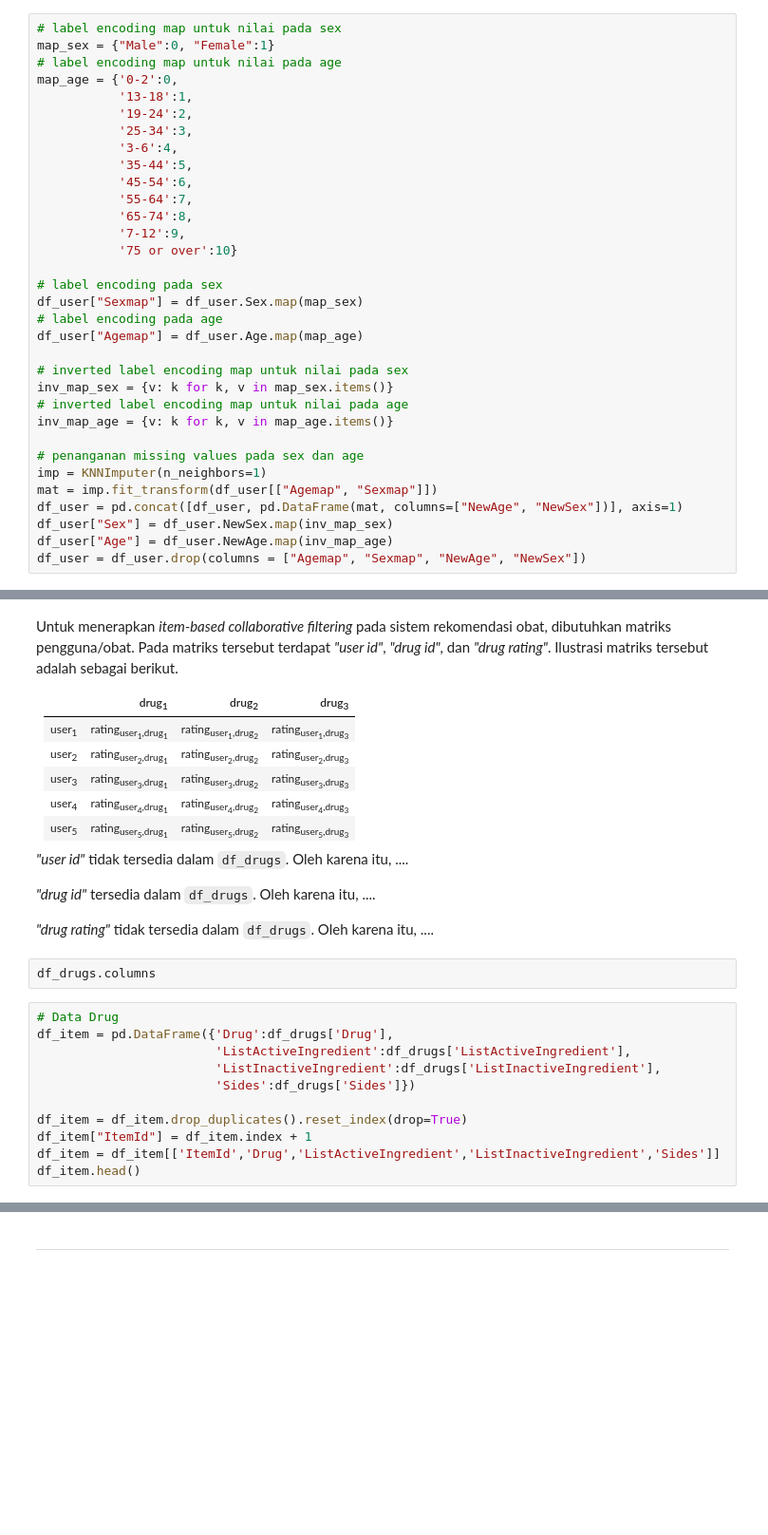
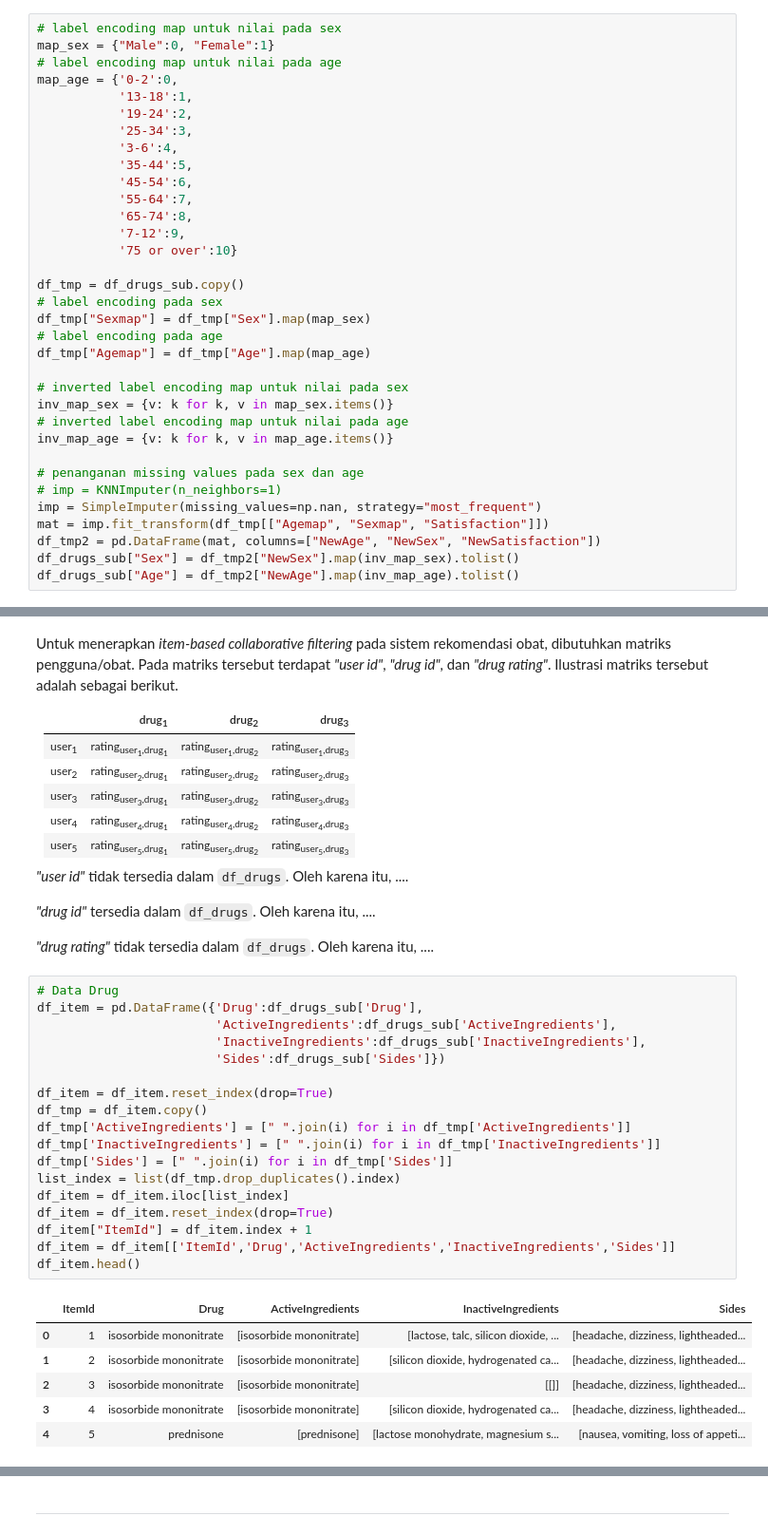
Before and after one commit to exemuel/weighted-hybrid-med-recsys, a Jupyter notebook: recommendation.ipynb, the cells around one changed output, grey strips where cells are left out. Shown at 95% size. Saved outputs shown, nothing was run; the diff lists cells and outputs as text; blank space fills up the shorter version.

```diff
--- a/recommendation.ipynb
+++ b/recommendation.ipynb
@@ -319,10 +593,11 @@ map_age = {'0-2':0,
            '7-12':9,
            '75 or over':10}
 
+df_tmp = df_drugs_sub.copy()
 # label encoding pada sex
-df_user["Sexmap"] = df_user.Sex.map(map_sex)
+df_tmp["Sexmap"] = df_tmp["Sex"].map(map_sex)
 # label encoding pada age
-df_user["Agemap"] = df_user.Age.map(map_age)
+df_tmp["Agemap"] = df_tmp["Age"].map(map_age)
 
 # inverted label encoding map untuk nilai pada sex
 inv_map_sex = {v: k for k, v in map_sex.items()}
@@ -330,9 +605,9 @@ inv_map_sex = {v: k for k, v in map_sex.items()}
 inv_map_age = {v: k for k, v in map_age.items()}
 
 # penanganan missing values pada sex dan age
-imp = KNNImputer(n_neighbors=1)
-mat = imp.fit_transform(df_user[["Agemap", "Sexmap"]])
-df_user = pd.concat([df_user, pd.DataFrame(mat, columns=["NewAge", "NewSex"])], axis=1)
-df_user["Sex"] = df_user.NewSex.map(inv_map_sex)
-df_user["Age"] = df_user.NewAge.map(inv_map_age)
-df_user = df_user.drop(columns = ["Agemap", "Sexmap", "NewAge", "NewSex"])
+# imp = KNNImputer(n_neighbors=1)
+imp = SimpleImputer(missing_values=np.nan, strategy="most_frequent")
+mat = imp.fit_transform(df_tmp[["Agemap", "Sexmap", "Satisfaction"]])
+df_tmp2 = pd.DataFrame(mat, columns=["NewAge", "NewSex", "NewSatisfaction"])
+df_drugs_sub["Sex"] = df_tmp2["NewSex"].map(inv_map_sex).tolist()
+df_drugs_sub["Age"] = df_tmp2["NewAge"].map(inv_map_age).tolist()
@@ -357,18 +630,30 @@ _"user id"_ tidak tersedia dalam `df_drugs`. Oleh karena itu, ....
 _"drug id"_ tersedia dalam `df_drugs`. Oleh karena itu, ....
 
 _"drug rating"_ tidak tersedia dalam `df_drugs`. Oleh karena itu, ....
-# %%
-df_drugs.columns
 # %%
 # Data Drug
-df_item = pd.DataFrame({'Drug':df_drugs['Drug'],
-                        'ListActiveIngredient':df_drugs['ListActiveIngredient'],
-                        'ListInactiveIngredient':df_drugs['ListInactiveIngredient'],
-                        'Sides':df_drugs['Sides']})
+df_item = pd.DataFrame({'Drug':df_drugs_sub['Drug'],
+                        'ActiveIngredients':df_drugs_sub['ActiveIngredients'],
+                        'InactiveIngredients':df_drugs_sub['InactiveIngredients'],
+                        'Sides':df_drugs_sub['Sides']})
 
-df_item = df_item.drop_duplicates().reset_index(drop=True)
+df_item = df_item.reset_index(drop=True)
+df_tmp = df_item.copy()
+df_tmp['ActiveIngredients'] = [" ".join(i) for i in df_tmp['ActiveIngredients']]
+df_tmp['InactiveIngredients'] = [" ".join(i) for i in df_tmp['InactiveIngredients']]
+df_tmp['Sides'] = [" ".join(i) for i in df_tmp['Sides']]
+list_index = list(df_tmp.drop_duplicates().index)
+df_item = df_item.iloc[list_index]
+df_item = df_item.reset_index(drop=True)
 df_item["ItemId"] = df_item.index + 1
-df_item = df_item[['ItemId','Drug','ListActiveIngredient','ListInactiveIngredient','Sides']]
+df_item = df_item[['ItemId','Drug','ActiveIngredients','InactiveIngredients','Sides']]
 df_item.head()
+# %% [output]
+|  | ItemId | Drug | ActiveIngredients | InactiveIngredients | Sides |
+| 0 | 1 | isosorbide mononitrate | [isosorbide mononitrate] | [lactose, talc, silicon dioxide, ... | [headache, dizziness, lightheaded... |
+| 1 | 2 | isosorbide mononitrate | [isosorbide mononitrate] | [silicon dioxide, hydrogenated ca... | [headache, dizziness, lightheaded... |
+| 2 | 3 | isosorbide mononitrate | [isosorbide mononitrate] | [[]] | [headache, dizziness, lightheaded... |
+| 3 | 4 | isosorbide mononitrate | [isosorbide mononitrate] | [silicon dioxide, hydrogenated ca... | [headache, dizziness, lightheaded... |
+| 4 | 5 | prednisone | [prednisone] | [lactose monohydrate, magnesium s... | [nausea, vomiting, loss of appeti... |
 # %%
 # Data User
```
Also changed, not shown: parts of 30 cells of this notebook.
